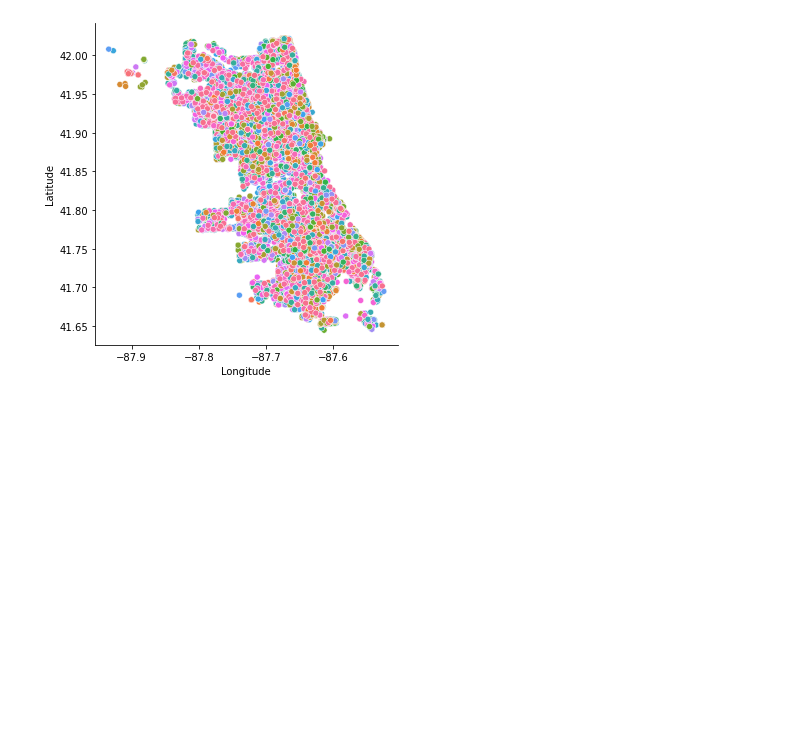
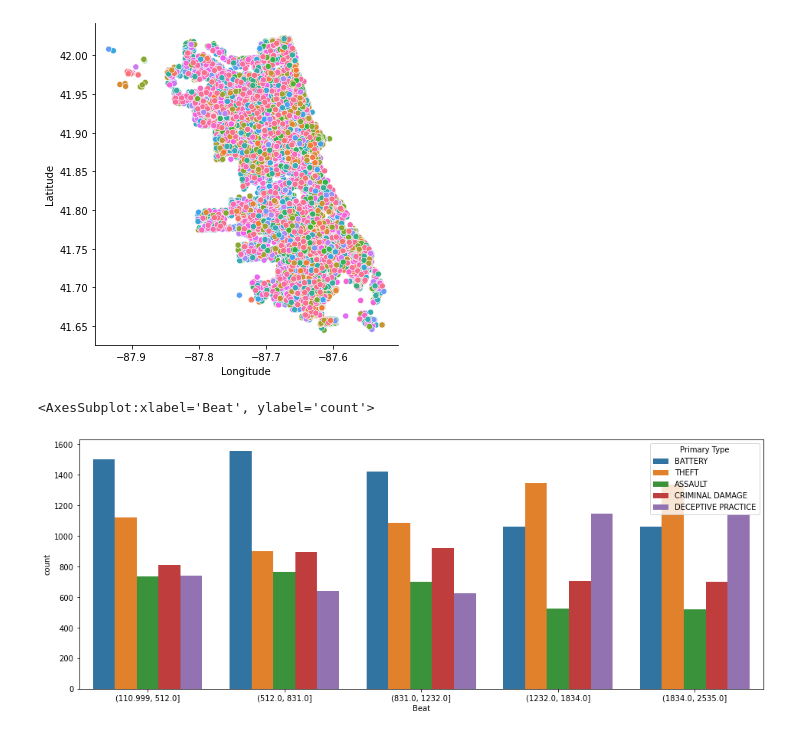
Before and after one commit to eitanzimmerman/IML-hackathon, a Jupyter notebook: hack.ipynb, the cells around one changed output. Cells and saved outputs as stored; diff of their text form; code cells hidden in the pictures; blank space fills up the shorter version.

```diff
--- a/hack.ipynb
+++ b/hack.ipynb
@@ -113,3 +65,10 @@ sns.relplot(x="Longitude", y="Latitude", hue="Block", data=train)
 # %% [output]
 KeyboardInterrupt:
 [figure]
+# %%
+
+plt.figure(figsize=(16, 6))
+sns.countplot(x=pd.qcut(train["Beat"], 5), hue=train["Primary Type"])
+# %% [output]
+<AxesSubplot:xlabel='Beat', ylabel='count'>
+[figure, added]
```
Also changed, not shown: parts of 15 cells of this notebook.
